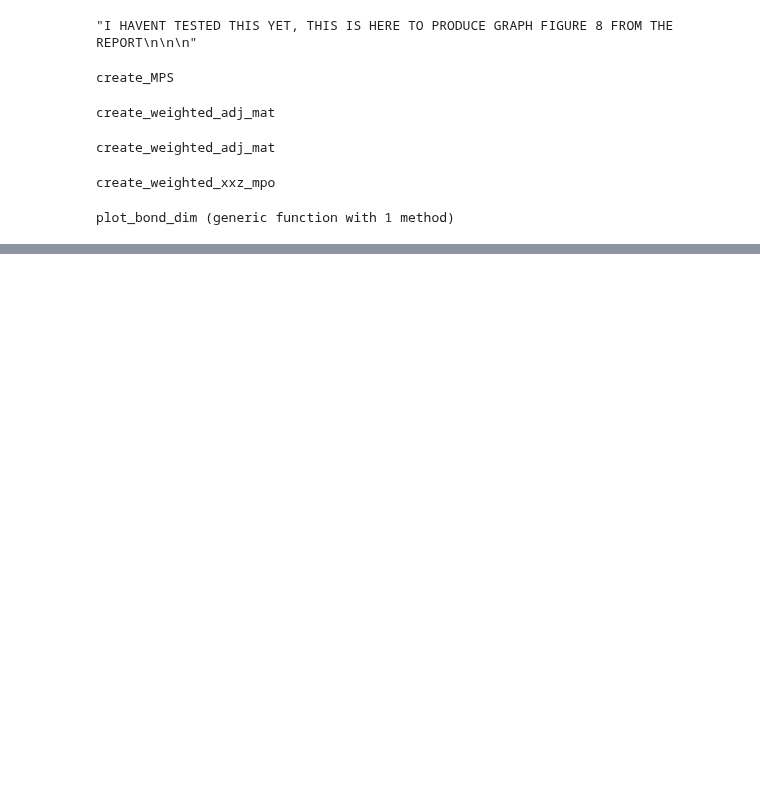
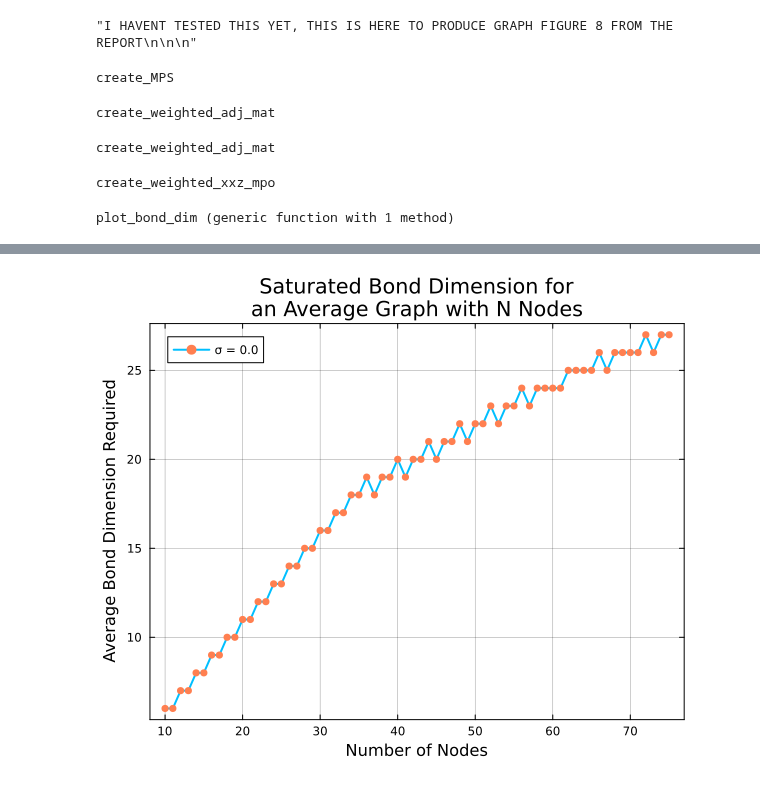
Before and after one commit to jamesnrolfe/MSci-Project, a Jupyter notebook: Bond_Dimension_of_Ground_States.ipynb, the cells around one changed output, grey strips where cells are left out. Drawn from its saved outputs; the diff is of its cells as text; code cells hidden in the pictures; blank space fills up the shorter version.

Commit message:
bond dimensionf for ground states works as expected for sigma 0,0 case. attempting other sigmas using code in code for later. will do later

```diff
--- a/Bond_Dimension_of_Ground_States.ipynb
+++ b/Bond_Dimension_of_Ground_States.ipynb
@@ -151,0 +144,4 @@ Suggestion: check for spelling errors or missing imports.
+# %%
+N_range = [10, 11, 12, 13, 14, 15, 16, 17, 18, 19, 20, 21, 22, 23, 24, 25, 26, 27, 28, 29, 30, 31, 32, 33, 34, 35, 36, 37, 38, 39, 40, 41, 42, 43, 44, 45, 46, 47, 48, 49, 50, 51, 52, 53, 54, 55, 56, 57, 58, 59, 60, 61, 62, 63, 64, 65, 66, 67, 68, 69, 70, 71, 72, 73, 74, 75]
+energies00 = [-5.9375, -7.1875, -8.625, -10.125, -11.8125, -13.5625, -15.5, -17.5, -19.6875, -21.9375, -24.375, -26.875, -29.5625, -32.3125, -35.25, -38.25, -41.4375, -44.6875, -48.125, -51.625, -55.3125, -59.0625, -63.0, -67.0, -71.1875, -75.4375, -79.875, -84.375, -89.0625, -93.8125, -98.75, -103.75, -108.9375, -114.1875, -119.625, -125.125, -130.8125, -136.5625, -142.5, -148.5, -154.6875, -160.9375, -167.375, -173.875, -180.5625, -187.3125, -194.25, -201.25, -208.4375, -215.6875, -223.125, -230.625, -238.3125, -246.0625, -254.0, -262.0, -270.1875, -278.4375, -286.875, -295.375, -304.0625, -312.8125, -321.75, -330.75, -339.9375, -349.1875]
+bond_dimensions00 = [6, 6, 7, 7, 8, 8, 9, 9, 10, 10, 11, 11, 12, 12, 13, 13, 14, 14, 15, 15, 16, 16, 17, 17, 18, 18, 19, 18, 19, 19, 20, 19, 20, 20, 21, 20, 21, 21, 22, 21, 22, 22, 23, 22, 23, 23, 24, 23, 24, 24, 24, 24, 25, 25, 25, 25, 26, 25, 26, 26, 26, 26, 27, 26, 27, 27]
@@ -151,0 +166,33 @@ Suggestion: check for spelling errors or missing imports.
+# %%
+"""
+alternative method of making the title appear correctly
+using Plots.Measures # Add this to the top of your script
+
+plot(
+    # ... your data ...
+    title="My Long Title\nOn Two Lines",
+    top_margin=10mm # Adds 10 millimeters of space at the top
+)
+"""
+
+    plt = plot(
+        size=(600, 500), # default is 600, 400
+        title="Saturated Bond Dimension for\nan Average Graph with N Nodes",
+        xlabel="Number of Nodes",
+        ylabel="Average Bond Dimension Required",
+        legend=true,
+        gridalpha=0.2,
+        framestyle=:box
+    )
+
+    plot!(plt, N_range, bond_dimensions00,
+        label="σ = 0.0",
+        lw=2,
+        marker=:circle,
+        markersize=4,
+        markerstrokecolor=:auto,
+        markercolor=:coral,
+        linecolor=:deepskyblue
+    )
+# %% [output]
+[figure, added]
```
Also changed, not shown: parts of 5 cells of this notebook, 1 other file.
